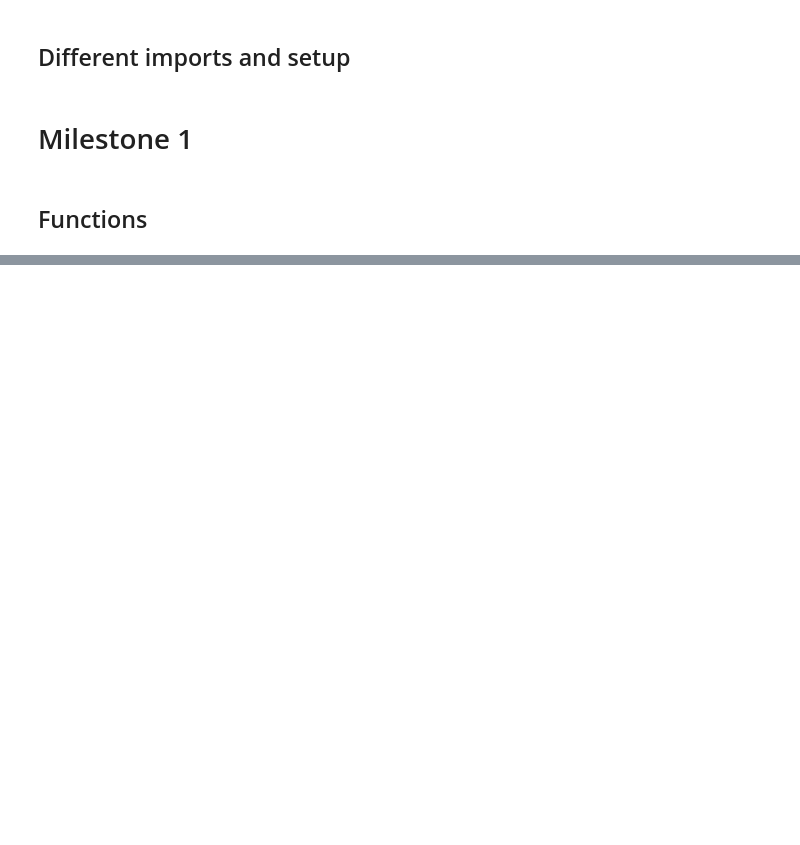
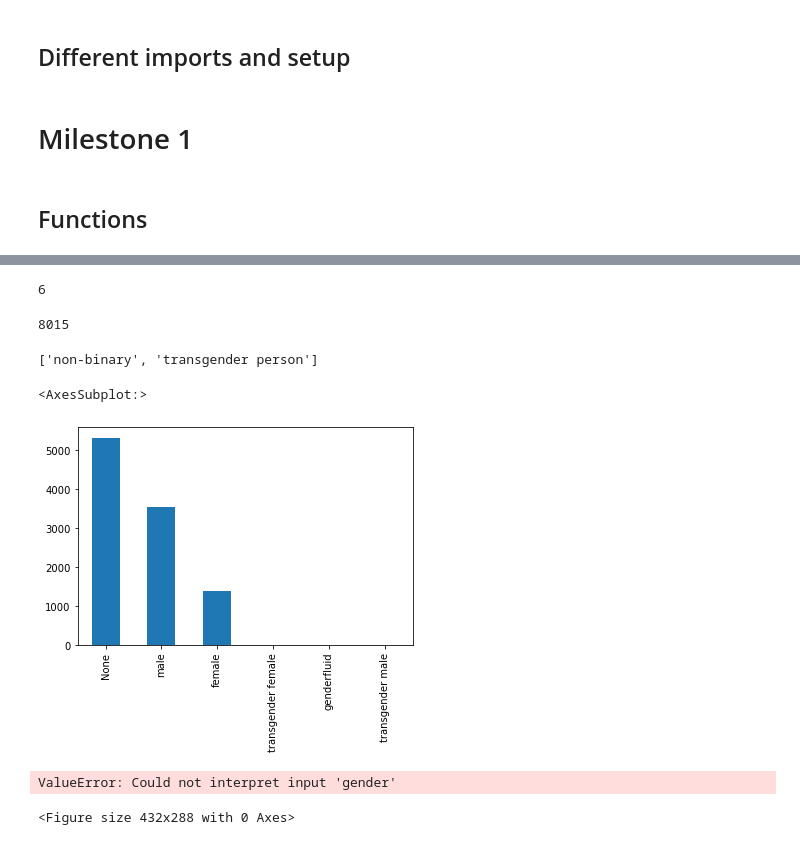
Before and after one commit to epfl-ada/ada-2021-project-flagada, a Jupyter notebook: ADA_Cyril.ipynb, the cells around one changed output, grey strips where cells are left out. Drawn from its saved outputs; the diff is of its cells as text; code cells hidden in the pictures; blank space fills up the shorter version.

```diff
--- a/ADA_Cyril.ipynb
+++ b/ADA_Cyril.ipynb
@@ -75,0 +186,30 @@ for year in tqdm(years):
+# %%
+quotes = pd.read_json('Quotebank_climate/quotes-2020.json.bz2', compression='bz2', lines=True)
+quotes.fillna('None', inplace=True)
+# %%
+quotes['count'] = len(quotes)
+# %%
+gender = quotes['gender']
+# %% [output]
+6
+# %%
+for i in range(len(quotes)):
+    if (type(gender[i]) == list):
+        print(i)
+# %% [output]
+8015
+# %%
+gender[8015]
+# %% [output]
+['non-binary', 'transgender person']
+# %%
+quotes['gender'].value_counts().plot.bar()
+# %% [output]
+<AxesSubplot:>
+[figure, added]
+# %%
+plt.figure()
+sns.barplot(data=quotes['gender'].value_counts(), x='gender')
+# %% [output]
+ValueError: Could not interpret input 'gender'
+<Figure size 432x288 with 0 Axes>
```
Also changed, not shown: parts of 16 cells of this notebook.
